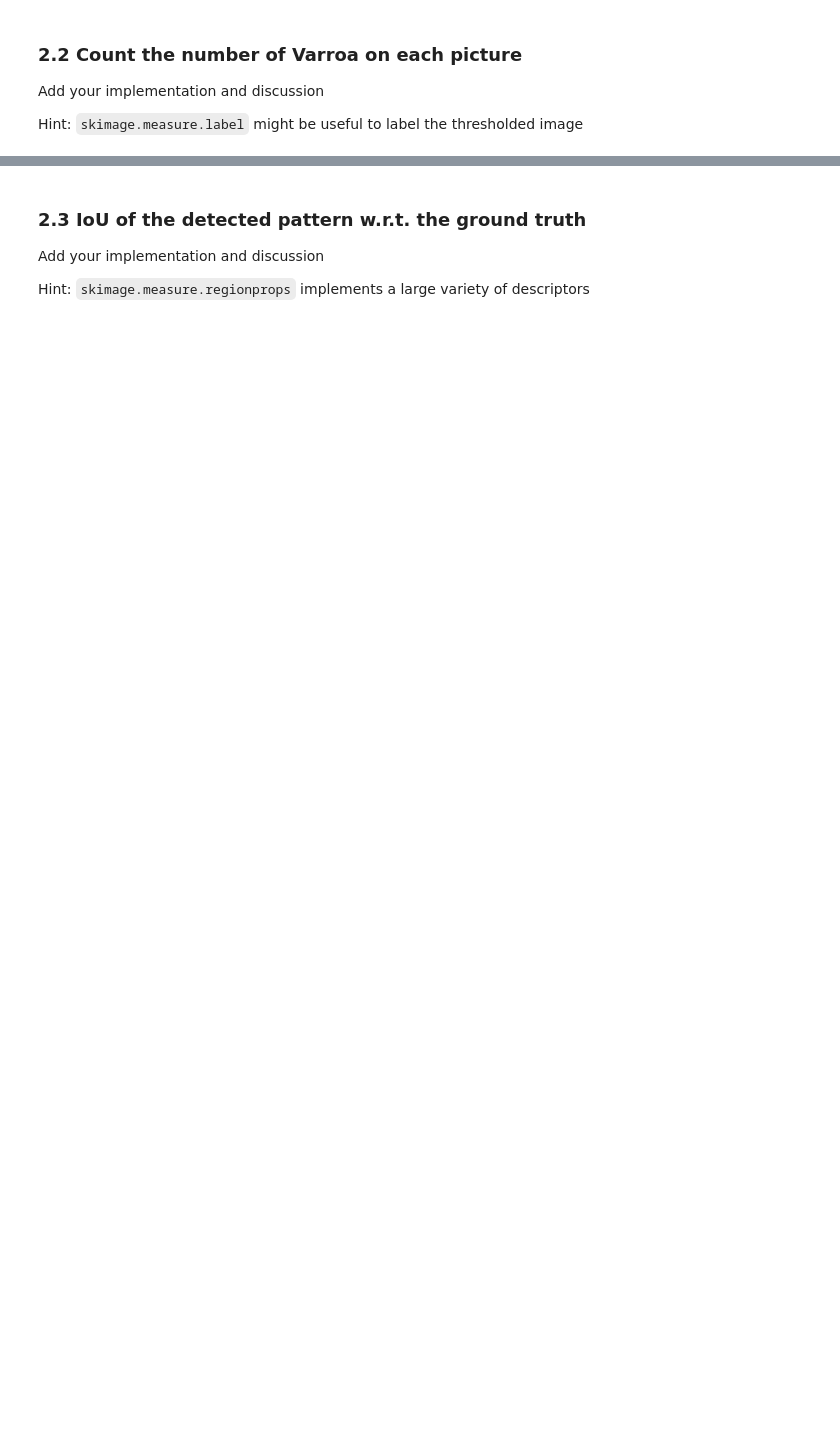
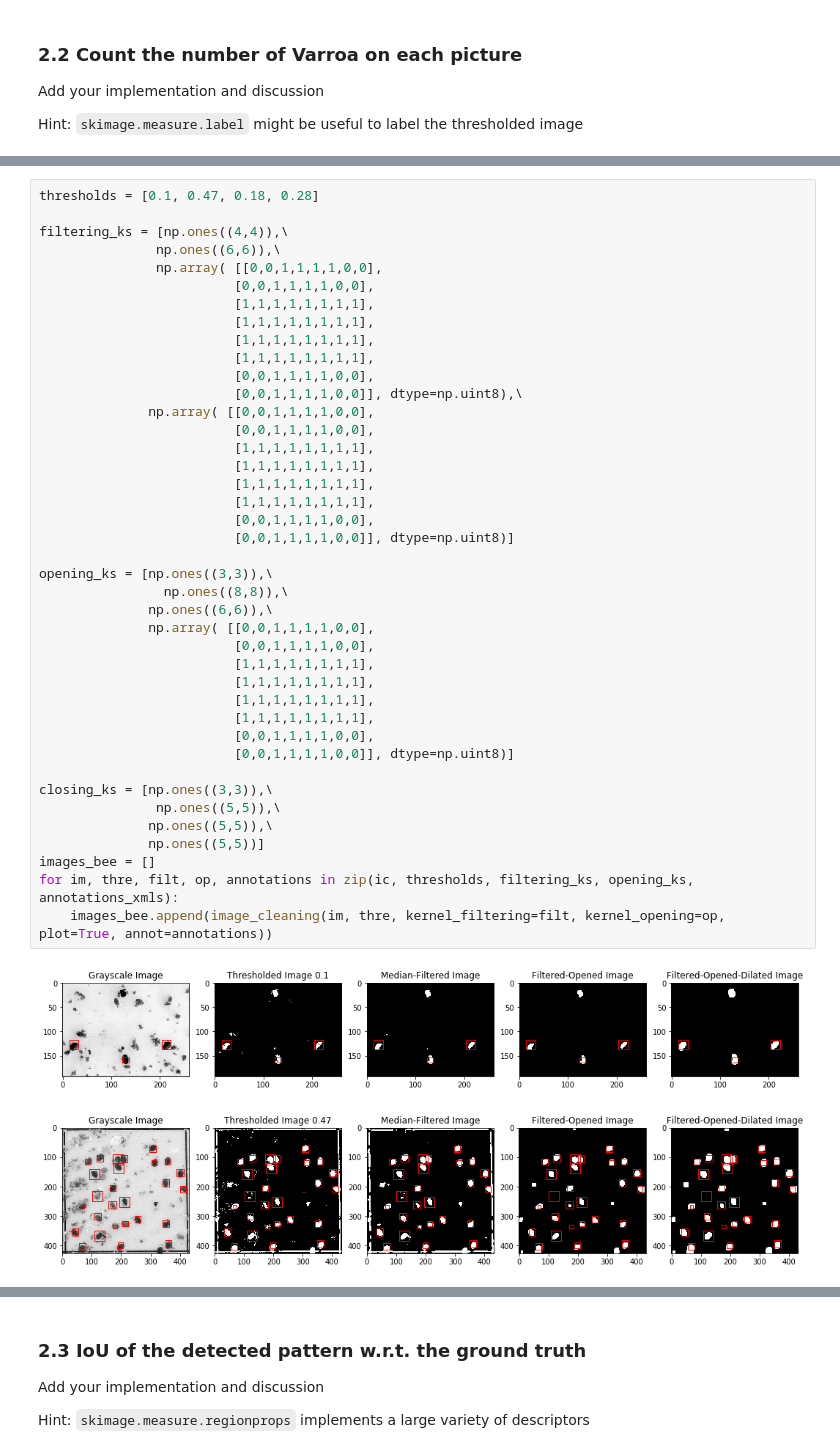
Before and after one commit to nicospbr/iapr-2019, a Jupyter notebook: labs/lab_01_segmentation.ipynb, the cells around one changed output, grey strips where cells are left out. Drawn from its saved outputs; the diff is of its cells as text; blank space fills up the shorter version.

```diff
--- a/labs/lab_01_segmentation.ipynb
+++ b/labs/lab_01_segmentation.ipynb
@@ -430,0 +494,44 @@ Hint: `skimage.measure.label` might be useful to label the thresholded image
+# %%
+thresholds = [0.1, 0.47, 0.18, 0.28]
+
+filtering_ks = [np.ones((4,4)),\
+               np.ones((6,6)),\
+               np.array( [[0,0,1,1,1,1,0,0],
+                         [0,0,1,1,1,1,0,0],
+                         [1,1,1,1,1,1,1,1],
+                         [1,1,1,1,1,1,1,1],
+                         [1,1,1,1,1,1,1,1],
+                         [1,1,1,1,1,1,1,1],
+                         [0,0,1,1,1,1,0,0],
+                         [0,0,1,1,1,1,0,0]], dtype=np.uint8),\
+              np.array( [[0,0,1,1,1,1,0,0],
+                         [0,0,1,1,1,1,0,0],
+                         [1,1,1,1,1,1,1,1],
+                         [1,1,1,1,1,1,1,1],
+                         [1,1,1,1,1,1,1,1],
+                         [1,1,1,1,1,1,1,1],
+                         [0,0,1,1,1,1,0,0],
+                         [0,0,1,1,1,1,0,0]], dtype=np.uint8)]
+
+opening_ks = [np.ones((3,3)),\
+                np.ones((8,8)),\
+              np.ones((6,6)),\
+              np.array( [[0,0,1,1,1,1,0,0],
+                         [0,0,1,1,1,1,0,0],
+                         [1,1,1,1,1,1,1,1],
+                         [1,1,1,1,1,1,1,1],
+                         [1,1,1,1,1,1,1,1],
+                         [1,1,1,1,1,1,1,1],
+                         [0,0,1,1,1,1,0,0],
+                         [0,0,1,1,1,1,0,0]], dtype=np.uint8)]
+
+closing_ks = [np.ones((3,3)),\
+               np.ones((5,5)),\
+              np.ones((5,5)),\
+              np.ones((5,5))]
+images_bee = []
+for im, thre, filt, op, annotations in zip(ic, thresholds, filtering_ks, opening_ks, annotations_xmls):
+    images_bee.append(image_cleaning(im, thre, kernel_filtering=filt, kernel_opening=op, plot=True, annot=annotations))
+# %% [output]
+[figure, added]
+[figure, added]
```
Also changed, not shown: parts of 12 cells of this notebook.
